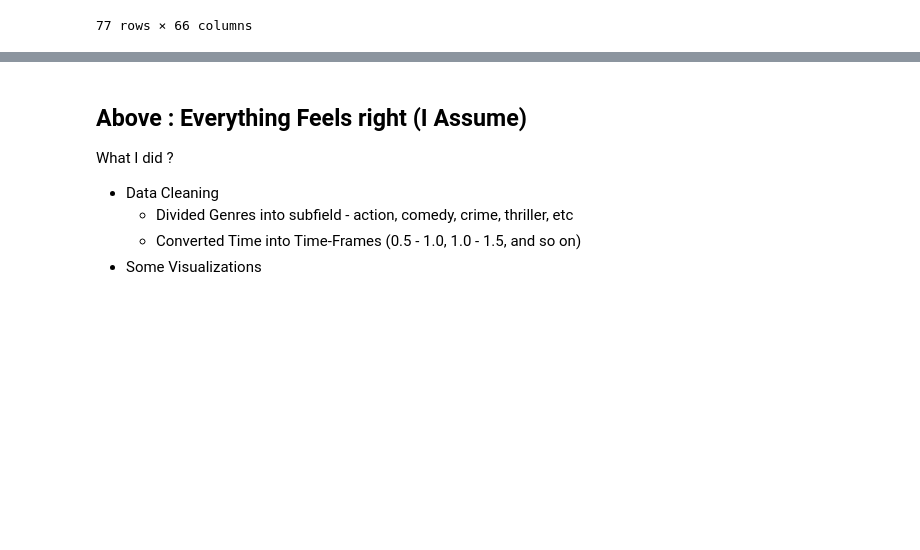
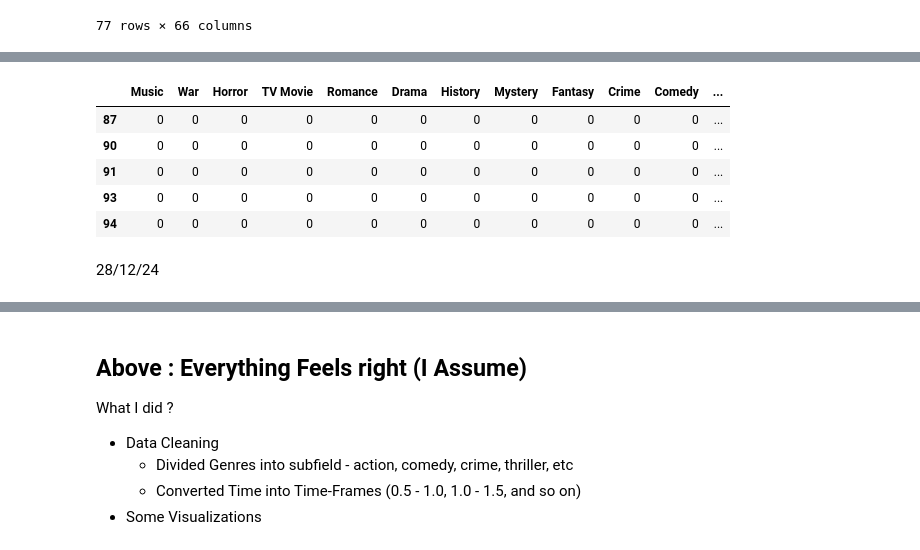
Before and after one commit to Luqmaan-Shaikh/Movie-Recommend, a Jupyter notebook: preprocessing/data_pp.ipynb, the cells around one changed output, grey strips where cells are left out. Drawn from its saved outputs; the diff is of its cells as text; code cells hidden in the pictures; blank space fills up the shorter version.

```diff
--- a/preprocessing/data_pp.ipynb
+++ b/preprocessing/data_pp.ipynb
@@ -256,0 +378,11 @@ for i in unique_genres :
+# %%
+temp_genres.tail()  # Check the last few rows
+# %% [output]
+|  | Music | War | Horror | TV Movie | Romance | Drama | History | Mystery | Fantasy | Crime | Comedy | ... |
+| 87 | 0 | 0 | 0 | 0 | 0 | 0 | 0 | 0 | 0 | 0 | 0 | ... |
+| 90 | 0 | 0 | 0 | 0 | 0 | 0 | 0 | 0 | 0 | 0 | 0 | ... |
+| 91 | 0 | 0 | 0 | 0 | 0 | 0 | 0 | 0 | 0 | 0 | 0 | ... |
+| 93 | 0 | 0 | 0 | 0 | 0 | 0 | 0 | 0 | 0 | 0 | 0 | ... |
+| 94 | 0 | 0 | 0 | 0 | 0 | 0 | 0 | 0 | 0 | 0 | 0 | ... |
+# %% [markdown]
+28/12/24
```
Also changed, not shown: parts of 53 cells of this notebook.
